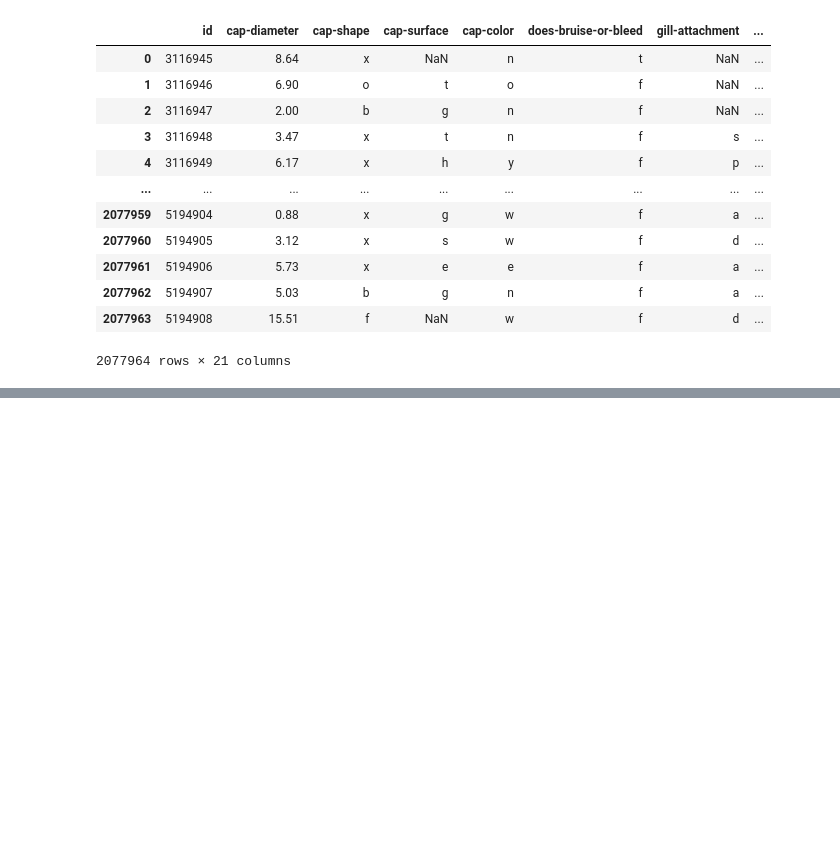
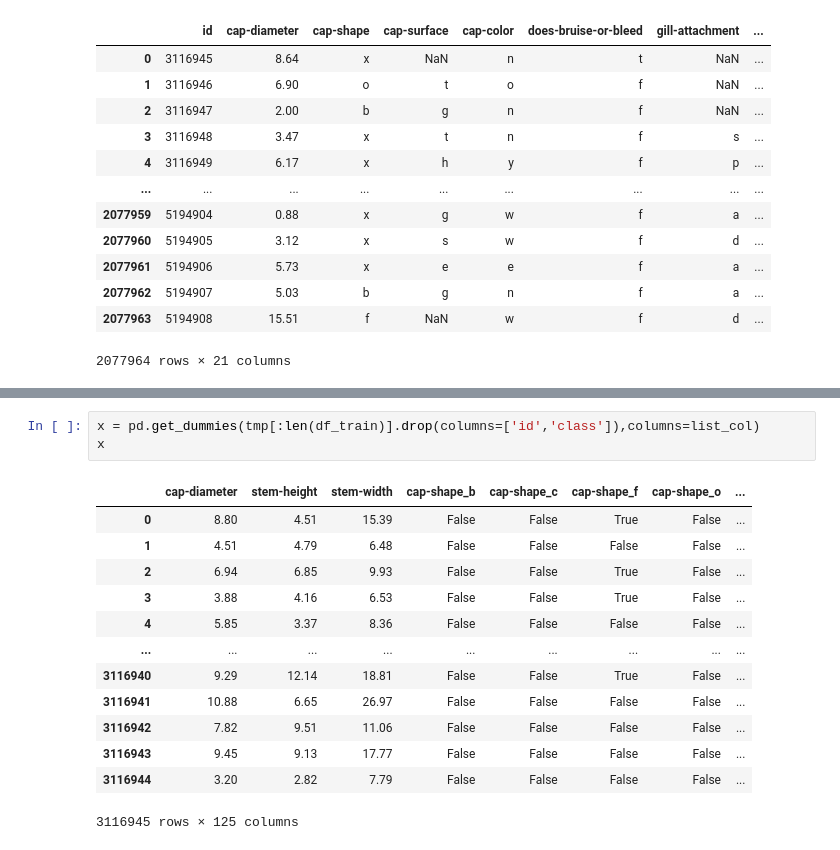
Before and after one commit to joseongho1985/playground-series-s4e8, a Jupyter notebook: test.ipynb, the cells around one changed output, grey strips where cells are left out. Saved outputs shown, nothing was run; the diff lists cells and outputs as text; blank space fills up the shorter version.

```diff
--- a/test.ipynb
+++ b/test.ipynb
@@ -65,0 +125,17 @@ memory usage: 523.2+ MB
+# %%
+x = pd.get_dummies(tmp[:len(df_train)].drop(columns=['id','class']),columns=list_col)
+x
+# %% [output]
+|  | cap-diameter | stem-height | stem-width | cap-shape_b | cap-shape_c | cap-shape_f | cap-shape_o | ... |
+| 0 | 8.80 | 4.51 | 15.39 | False | False | True | False | ... |
+| 1 | 4.51 | 4.79 | 6.48 | False | False | False | False | ... |
+| 2 | 6.94 | 6.85 | 9.93 | False | False | True | False | ... |
+| 3 | 3.88 | 4.16 | 6.53 | False | False | True | False | ... |
+| 4 | 5.85 | 3.37 | 8.36 | False | False | False | False | ... |
+| ... | ... | ... | ... | ... | ... | ... | ... | ... |
+| 3116940 | 9.29 | 12.14 | 18.81 | False | False | True | False | ... |
+| 3116941 | 10.88 | 6.65 | 26.97 | False | False | False | False | ... |
+| 3116942 | 7.82 | 9.51 | 11.06 | False | False | False | False | ... |
+| 3116943 | 9.45 | 9.13 | 17.77 | False | False | False | False | ... |
+| 3116944 | 3.20 | 2.82 | 7.79 | False | False | False | False | ... |
+3116945 rows × 125 columns
```
Also changed, not shown: parts of 14 cells of this notebook.
